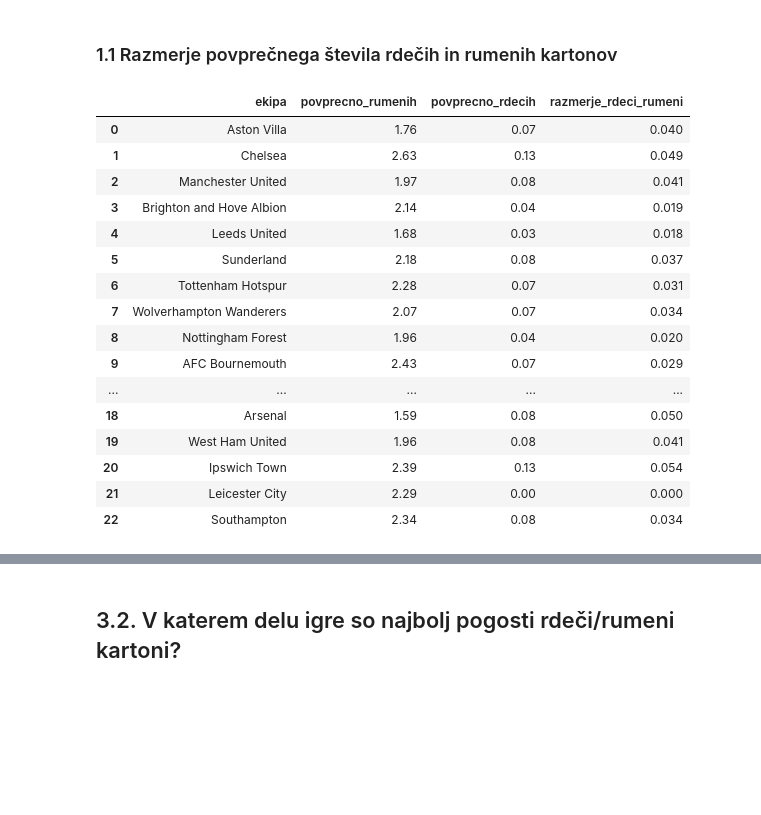
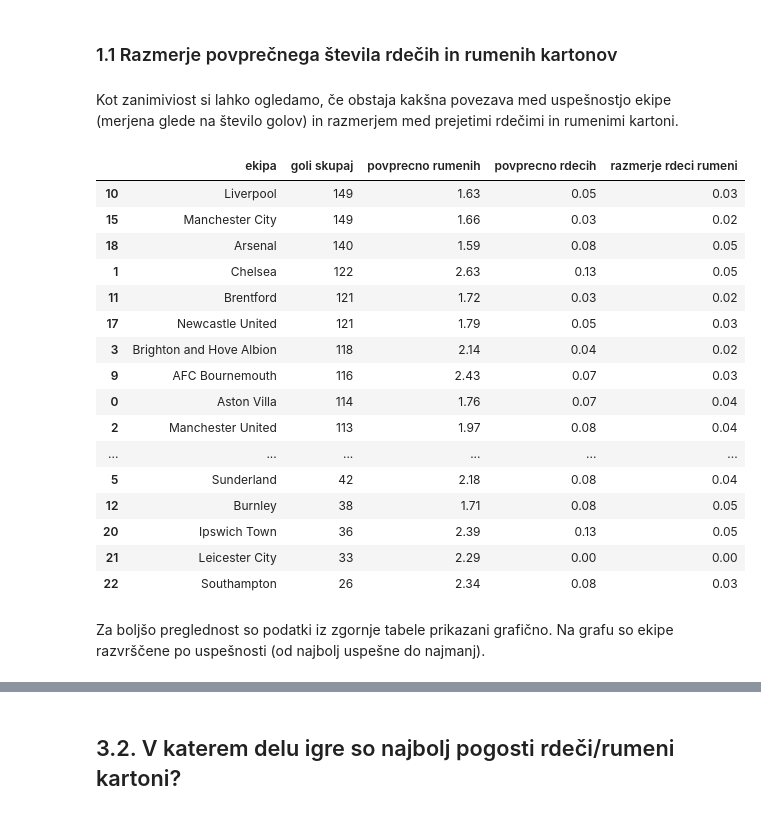
Before and after one commit to KristinaD03/projektna-UVP, a Jupyter notebook: analiza_tekem.ipynb, the cells around one changed output, grey strips where cells are left out. Saved outputs shown, nothing was run; the diff lists cells and outputs as text; code cells hidden in the pictures; blank space fills up the shorter version.

```diff
--- a/analiza_tekem.ipynb
+++ b/analiza_tekem.ipynb
@@ -398,6 +564,7 @@ ekipe = []
 imena_ekip = []
 seznam_rumenih = []
 seznam_rdecih = []
+seznam_razmerij = []
 
 for ekipa in tekme['domaca_ekipa']:
     if ekipa not in ekipe:
@@ -425,16 +592,20 @@ for ekipa in ekipe:
 
     povp_rumeni = rumeni_skupaj / stevilo_tekem
     povp_rdeci = rdeci_skupaj / stevilo_tekem
+    razmerje = povp_rdeci / povp_rumeni
 
     imena_ekip.append(ekipa)
     seznam_rumenih.append(round(povp_rumeni, 2))
     seznam_rdecih.append(round(povp_rdeci, 2))
+    seznam_razmerij.append(round(razmerje, 2))
 
 
 tabela_kartonov = pd.DataFrame({
     'ekipa': imena_ekip,
-    'povprecno_rumenih': seznam_rumenih,
-    'povprecno_rdecih': seznam_rdecih
+    'povprecno rumenih': seznam_rumenih,
+    'povprecno rdecih': seznam_rdecih,
+    'razmerje':seznam_razmerij
+
 })
 
 tabela_kartonov
@@ -459,32 +630,53 @@ tabela_kartonov
 # %% [markdown]
 ### 1.1 Razmerje povprečnega števila rdečih in rumenih kartonov
+# %% [markdown]
+Kot zanimiviost si lahko ogledamo, če obstaja kakšna povezava med uspešnostjo ekipe (merjena glede na število golov) in razmerjem med prejetimi rdečimi in rumenimi kartoni.
 # %%
-razmerja = []
+
+seznam_ekip = []
+seznam_golov = []
+seznam_rumenih = []
+seznam_rdecih = []
+seznam_razmerij = []
 
 for i in range(len(tabela_kartonov)):
-    rumeni = tabela_kartonov['povprecno_rumenih'][i]
-    rdeci = tabela_kartonov['povprecno_rdecih'][i]
 
-    razmerje = rdeci / rumeni
-    razmerja.append(round(razmerje, 3))
+    ime_ekipe = tabela_kartonov['ekipa'].iloc[i]
 
-tabela_kartonov['razmerje_rdeci_rumeni'] = razmerja
-tabela_kartonov
+    seznam_ekip.append(ime_ekipe)
+    seznam_golov.append(goli_skupaj[ime_ekipe])
+    seznam_rumenih.append(tabela_kartonov['povprecno rumenih'].iloc[i])
+    seznam_rdecih.append(tabela_kartonov['povprecno rdecih'].iloc[i])
+    seznam_razmerij.append(tabela_kartonov['razmerje'].iloc[i])
+
+skupna_tabela = pd.DataFrame({
+    'ekipa': seznam_ekip,
+    'goli skupaj': seznam_golov,
+    'povprecno rumenih': seznam_rumenih,
+    'povprecno rdecih': seznam_rdecih,
+    'razmerje rdeci rumeni': seznam_razmerij
+})
+
+skupna_tabela = skupna_tabela.sort_values('goli skupaj', ascending=False)
+
+skupna_tabela
 # %% [output]
-|  | ekipa | povprecno_rumenih | povprecno_rdecih | razmerje_rdeci_rumeni |
-| 0 | Aston Villa | 1.76 | 0.07 | 0.040 |
-| 1 | Chelsea | 2.63 | 0.13 | 0.049 |
-| 2 | Manchester United | 1.97 | 0.08 | 0.041 |
-| 3 | Brighton and Hove Albion | 2.14 | 0.04 | 0.019 |
-| 4 | Leeds United | 1.68 | 0.03 | 0.018 |
-| 5 | Sunderland | 2.18 | 0.08 | 0.037 |
-| 6 | Tottenham Hotspur | 2.28 | 0.07 | 0.031 |
-| 7 | Wolverhampton Wanderers | 2.07 | 0.07 | 0.034 |
-| 8 | Nottingham Forest | 1.96 | 0.04 | 0.020 |
-| 9 | AFC Bournemouth | 2.43 | 0.07 | 0.029 |
-| ... | ... | ... | ... | ... |
-| 18 | Arsenal | 1.59 | 0.08 | 0.050 |
-| 19 | West Ham United | 1.96 | 0.08 | 0.041 |
-| 20 | Ipswich Town | 2.39 | 0.13 | 0.054 |
-| 21 | Leicester City | 2.29 | 0.00 | 0.000 |
-| 22 | Southampton | 2.34 | 0.08 | 0.034 |
+|  | ekipa | goli skupaj | povprecno rumenih | povprecno rdecih | razmerje rdeci rumeni |
+| 10 | Liverpool | 149 | 1.63 | 0.05 | 0.03 |
+| 15 | Manchester City | 149 | 1.66 | 0.03 | 0.02 |
+| 18 | Arsenal | 140 | 1.59 | 0.08 | 0.05 |
+| 1 | Chelsea | 122 | 2.63 | 0.13 | 0.05 |
+| 11 | Brentford | 121 | 1.72 | 0.03 | 0.02 |
+| 17 | Newcastle United | 121 | 1.79 | 0.05 | 0.03 |
+| 3 | Brighton and Hove Albion | 118 | 2.14 | 0.04 | 0.02 |
+| 9 | AFC Bournemouth | 116 | 2.43 | 0.07 | 0.03 |
+| 0 | Aston Villa | 114 | 1.76 | 0.07 | 0.04 |
+| 2 | Manchester United | 113 | 1.97 | 0.08 | 0.04 |
+| ... | ... | ... | ... | ... | ... |
+| 5 | Sunderland | 42 | 2.18 | 0.08 | 0.04 |
+| 12 | Burnley | 38 | 1.71 | 0.08 | 0.05 |
+| 20 | Ipswich Town | 36 | 2.39 | 0.13 | 0.05 |
+| 21 | Leicester City | 33 | 2.29 | 0.00 | 0.00 |
+| 22 | Southampton | 26 | 2.34 | 0.08 | 0.03 |
+# %% [markdown]
+Za boljšo preglednost so podatki iz zgornje tabele prikazani grafično. Na grafu so ekipe razvrščene po uspešnosti (od najbolj uspešne do najmanj).
```
Also changed, not shown: parts of 40 cells of this notebook.
